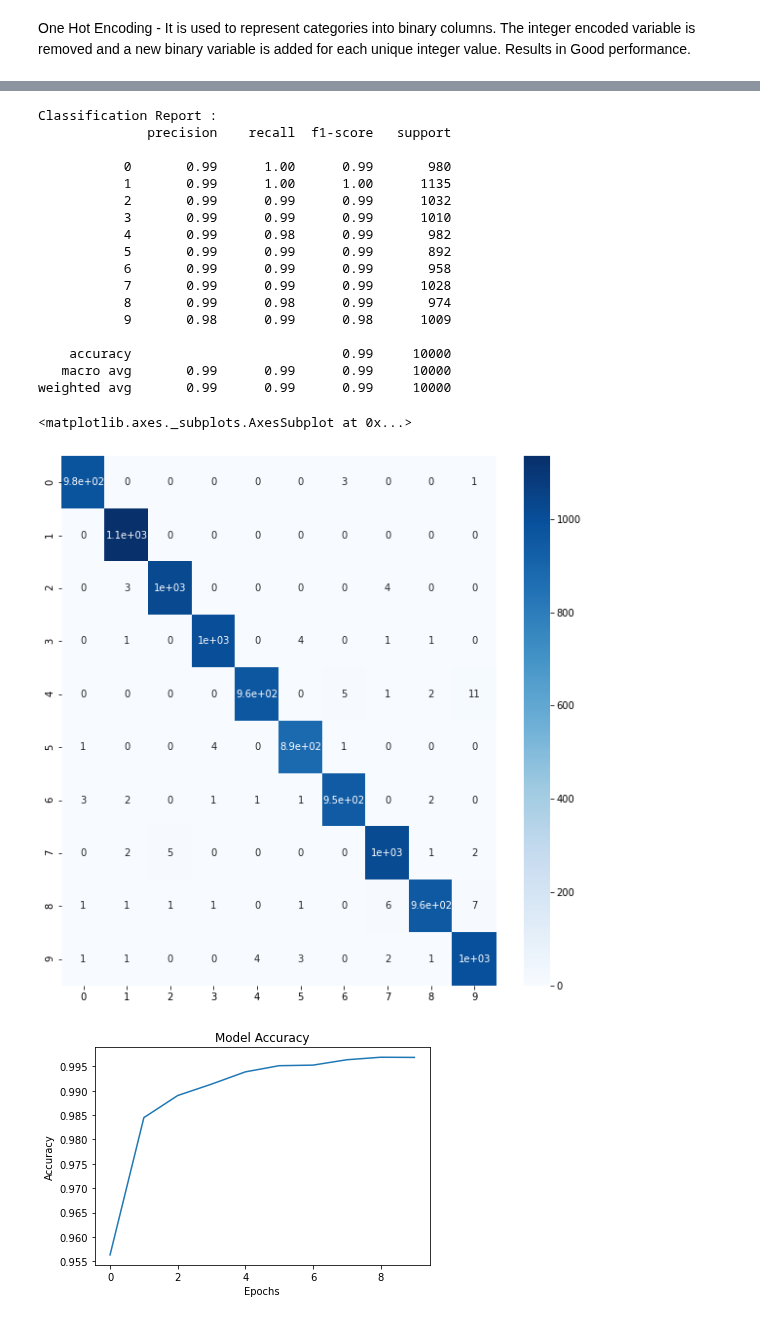
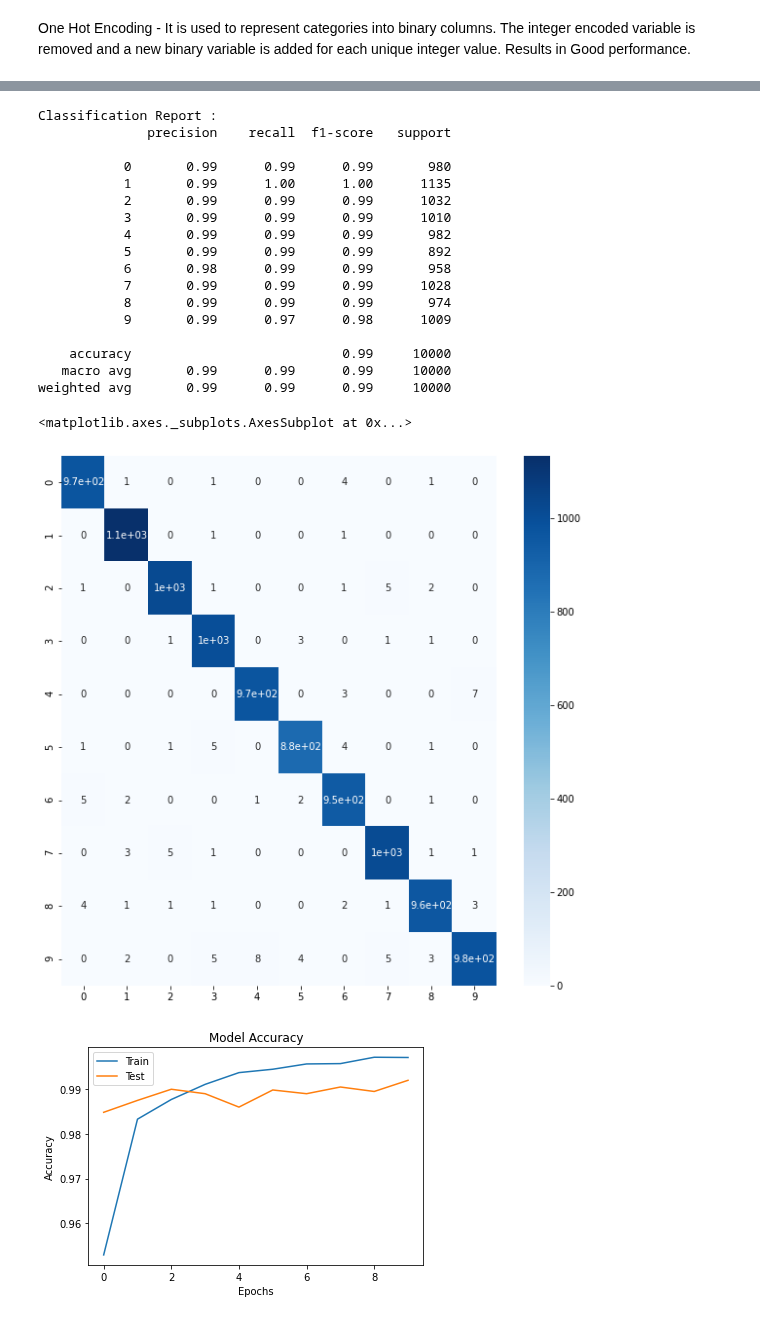
Before and after one commit to urvashiramdasani/ml-dl-python, a Jupyter notebook: DL/18BCE247_DL3.ipynb, the cells around one changed output, grey strips where cells are left out. Drawn from its saved outputs; the diff is of its cells as text; code cells hidden in the pictures.

```diff
--- a/DL/18BCE247_DL3.ipynb
+++ b/DL/18BCE247_DL3.ipynb
@@ -91,6 +95,6 @@ _________________________________________________________________
 # %%
 # Train the model
 
-history = model.fit(X_train, y_train, epochs = 10, batch_size = 32)
+history = model.fit(X_train, y_train, epochs = 10, batch_size = 32, validation_split = 0.1)
 # %% [output]
 Epoch 1/10
@@ -142,16 +146,16 @@ print(metrics.classification_report(y_true = y_test_tmp, y_pred = y_predicted))
 Classification Report :
               precision    recall  f1-score   support
 
-           0       0.99      1.00      0.99       980
+           0       0.99      0.99      0.99       980
            1       0.99      1.00      1.00      1135
            2       0.99      0.99      0.99      1032
            3       0.99      0.99      0.99      1010
-           4       0.99      0.98      0.99       982
+           4       0.99      0.99      0.99       982
            5       0.99      0.99      0.99       892
-           6       0.99      0.99      0.99       958
+           6       0.98      0.99      0.99       958
            7       0.99      0.99      0.99      1028
-           8       0.99      0.98      0.99       974
-           9       0.98      0.99      0.98      1009
+           8       0.99      0.99      0.99       974
+           9       0.99      0.97      0.98      1009
 
     accuracy                           0.99     10000
    macro avg       0.99      0.99      0.99     10000
@@ -164,17 +168,19 @@ cm = metrics.confusion_matrix(y_true = y_test_tmp, y_pred = y_predicted)
 sns.heatmap(cm, annot = True, cmap = 'Blues', ax = ax)
 # %% [output]
 <matplotlib.axes._subplots.AxesSubplot at 0x...>
-[figure, old version]
+[figure, new version]
 # %%
 # Accuracy Plot
 
 plt.plot(history.history['accuracy'])
+plt.plot(history.history['val_accuracy'])
+plt.legend(['Train','Test'])
 plt.title('Model Accuracy')
 plt.ylabel('Accuracy')
 plt.xlabel('Epochs')
 plt.show()
 # %% [output]
-[figure, old version]
+[figure, new version]
 # %%
 # Loss Plot
 
```
Also changed, not shown: parts of 7 cells of this notebook.
